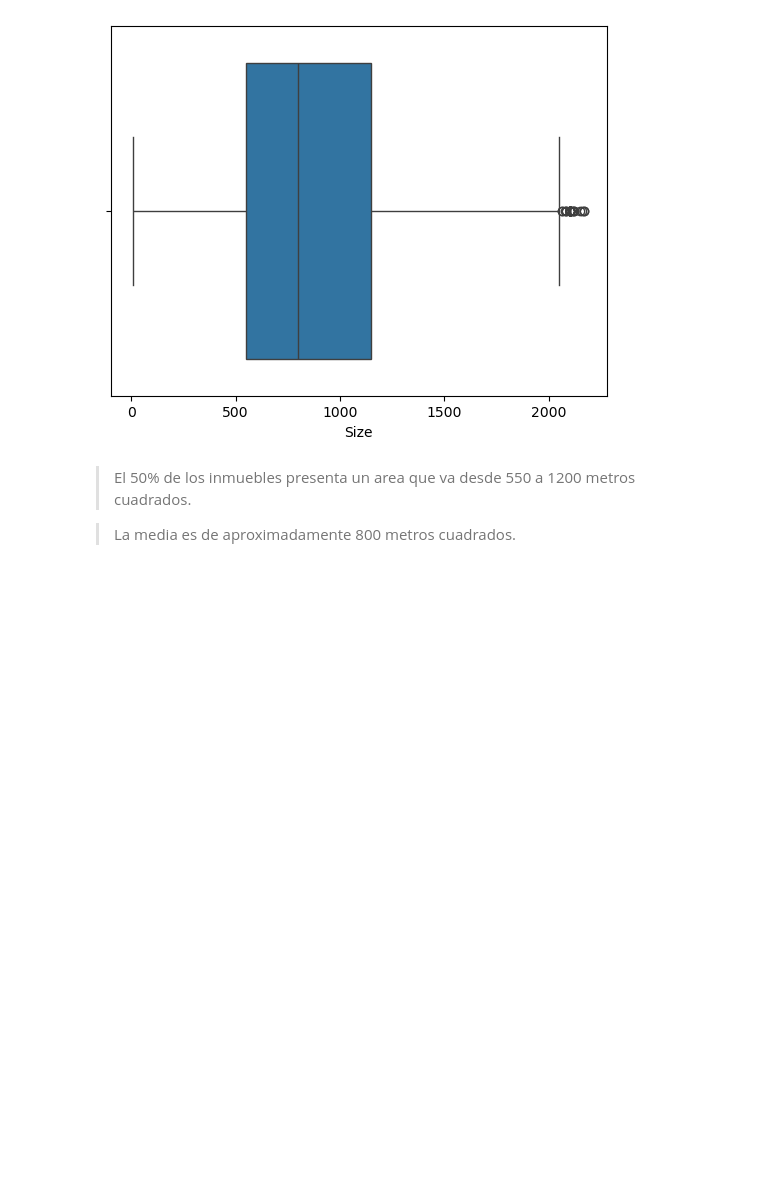
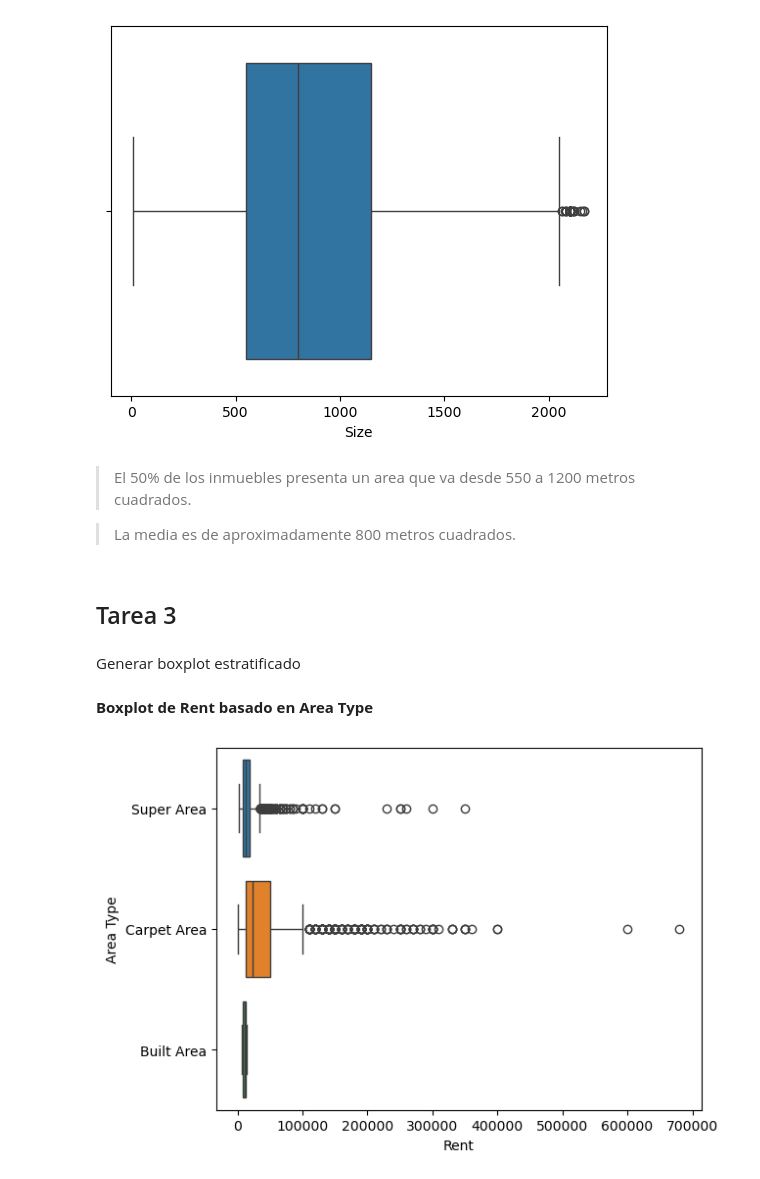
Before and after one commit to jbernalg/Learning_Data, a Jupyter notebook: Course_ML2/Semana_09/JeinffersonBernal_reto8_ML2.ipynb, the cells around one changed output. Saved outputs shown, nothing was run; the diff lists cells and outputs as text; code cells hidden in the pictures; blank space fills up the shorter version.

Commit message:
tarea 2.3

```diff
--- a/Course_ML2/Semana_09/JeinffersonBernal_reto8_ML2.ipynb
+++ b/Course_ML2/Semana_09/JeinffersonBernal_reto8_ML2.ipynb
@@ -84,3 +84,13 @@ sns.boxplot(x=df_filt['Size']);
 > El 50% de los inmuebles presenta un area que va desde 550 a 1200 metros cuadrados.
 
 > La media es de aproximadamente 800 metros cuadrados.
+# %% [markdown]
+## Tarea 3
+# %% [markdown]
+Generar boxplot estratificado
+# %% [markdown]
+__Boxplot de Rent basado en Area Type__
+# %%
+sns.boxplot(x=df_filt['Rent'], y=df_filt['Area Type'], hue=df_filt['Area Type']);
+# %% [output]
+[figure, added]
```
Also changed, not shown: parts of 4 cells of this notebook.
